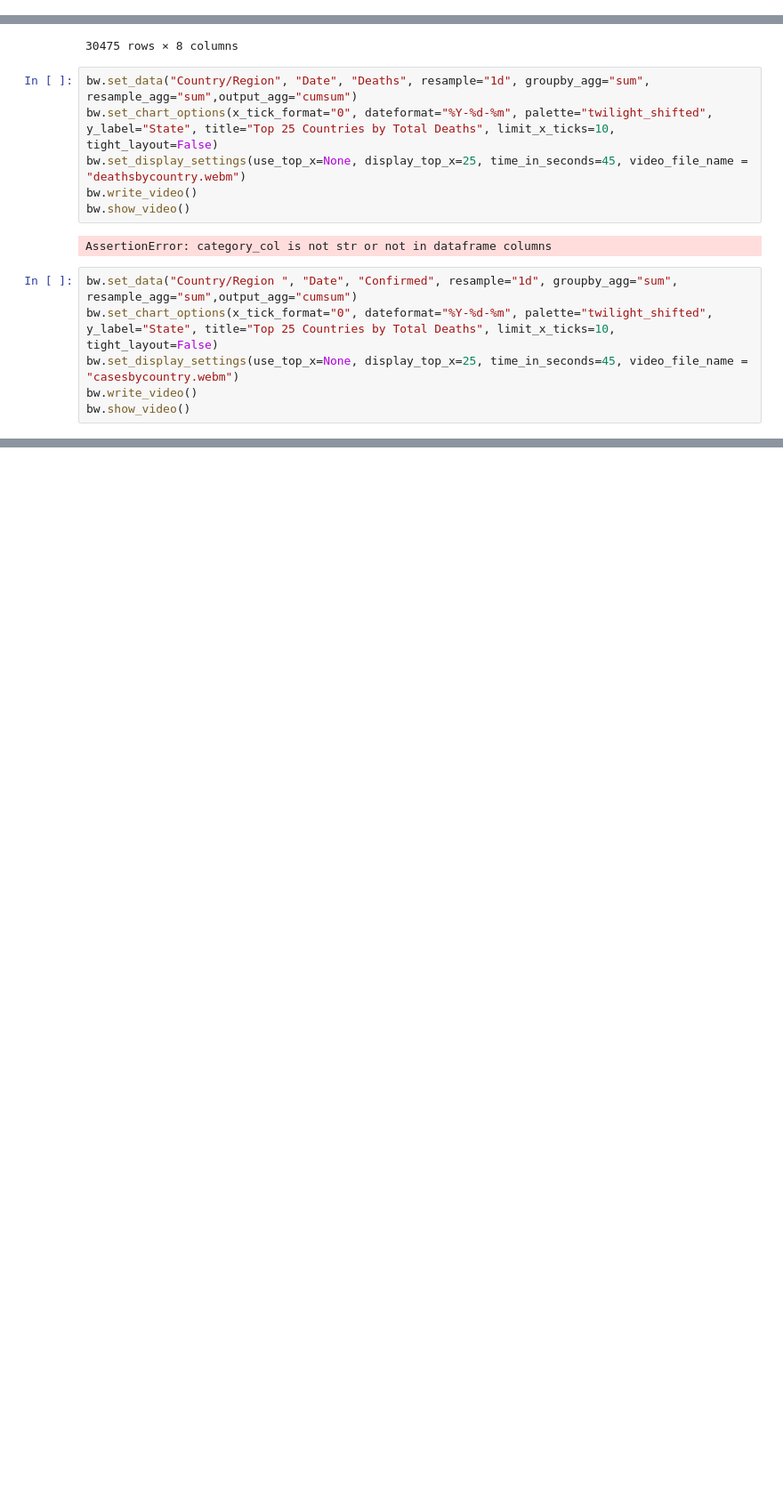
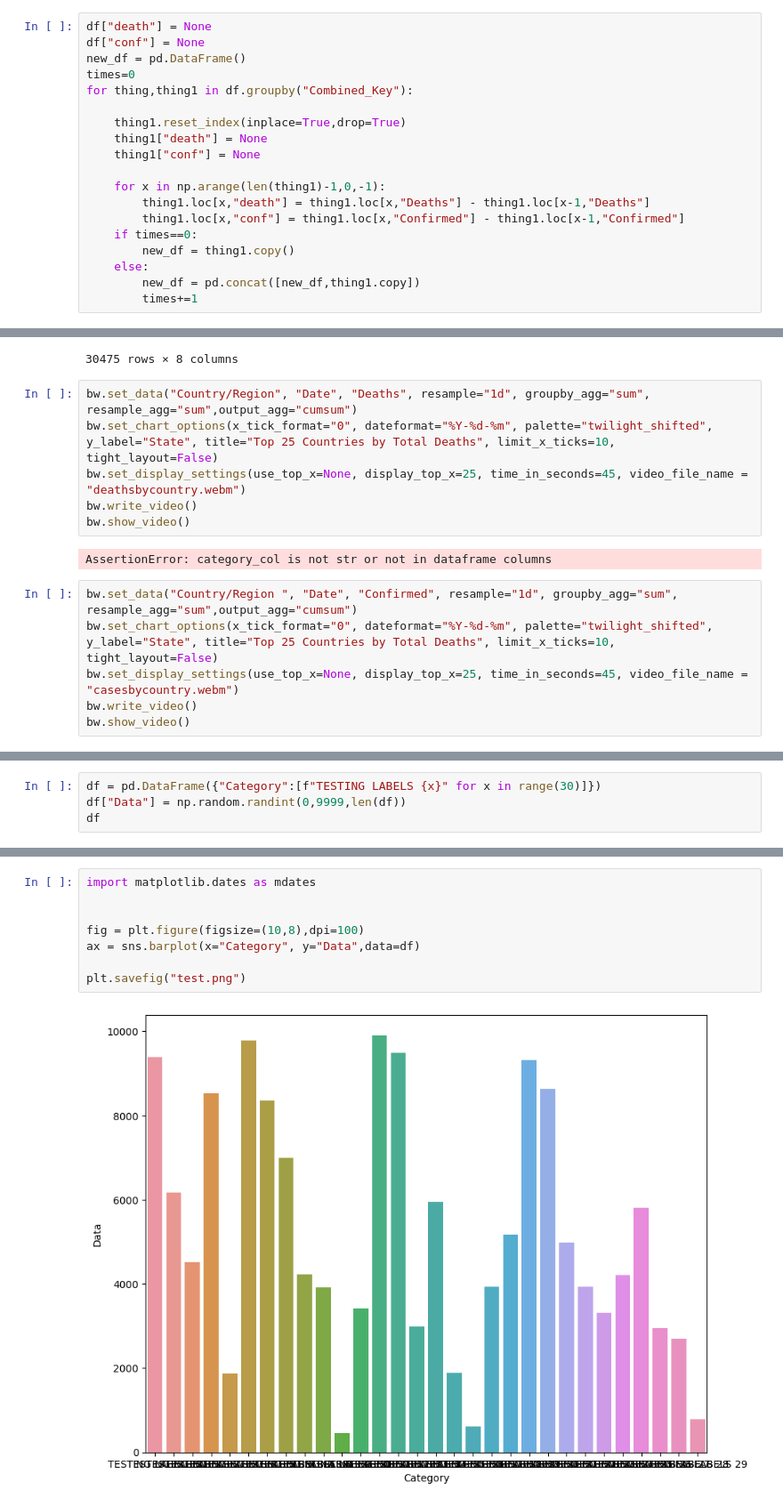
Before and after one commit to lewis-morris/progplot, a Jupyter notebook: Untitled.ipynb, the cells around one changed output, grey strips where cells are left out. Shown at 89% size. Cells and saved outputs as stored; diff of their text form; blank space fills up the shorter version.

```diff
--- a/Untitled.ipynb
+++ b/Untitled.ipynb
@@ -317,0 +348,19 @@ df
+# %%
+df["death"] = None
+df["conf"] = None
+new_df = pd.DataFrame()
+times=0
+for thing,thing1 in df.groupby("Combined_Key"):
+
+    thing1.reset_index(inplace=True,drop=True)
+    thing1["death"] = None
+    thing1["conf"] = None
+
+    for x in np.arange(len(thing1)-1,0,-1):
+        thing1.loc[x,"death"] = thing1.loc[x,"Deaths"] - thing1.loc[x-1,"Deaths"]
+        thing1.loc[x,"conf"] = thing1.loc[x,"Confirmed"] - thing1.loc[x-1,"Confirmed"]
+    if times==0:
+        new_df = thing1.copy()
+    else:
+        new_df = pd.concat([new_df,thing1.copy])
+        times+=1
@@ -373,0 +447,4 @@ bw.show_video()
+# %%
+df = pd.DataFrame({"Category":[f"TESTING LABELS {x}" for x in range(30)]})
+df["Data"] = np.random.randint(0,9999,len(df))
+df
@@ -373,0 +472,10 @@ bw.show_video()
+# %%
+import matplotlib.dates as mdates
+
+
+fig = plt.figure(figsize=(10,8),dpi=100)
+ax = sns.barplot(x="Category", y="Data",data=df)
+
+plt.savefig("test.png")
+# %% [output]
+[figure, added]
```
Also changed, not shown: parts of 51 cells of this notebook, 4 other files.
